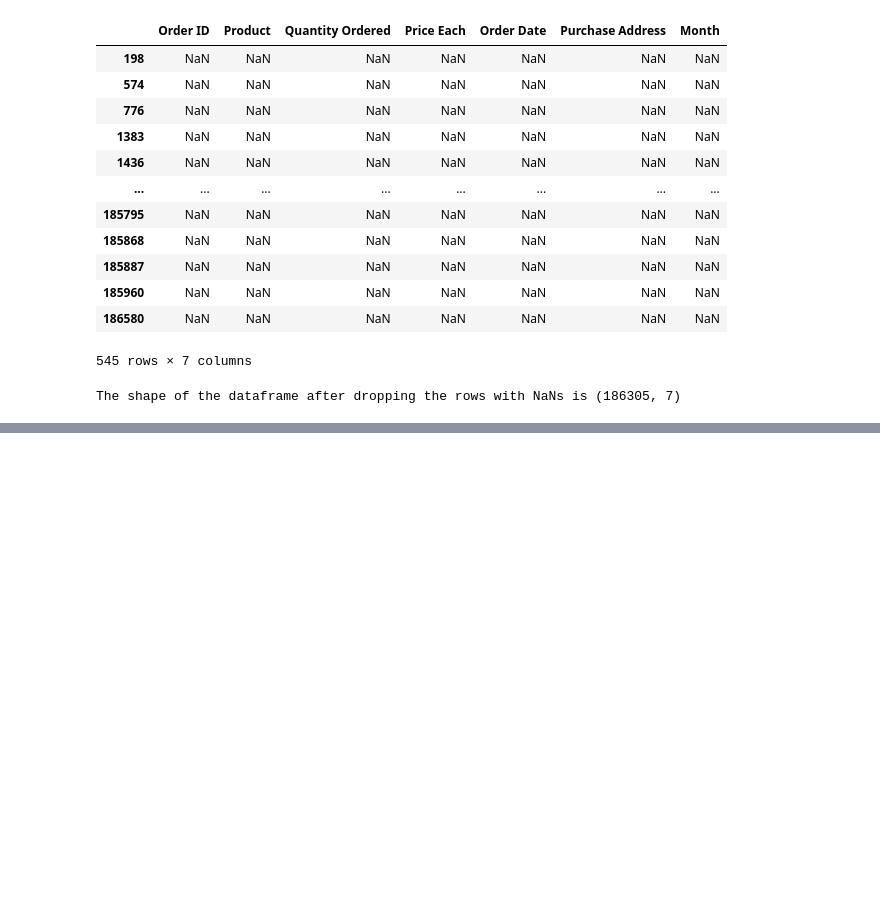
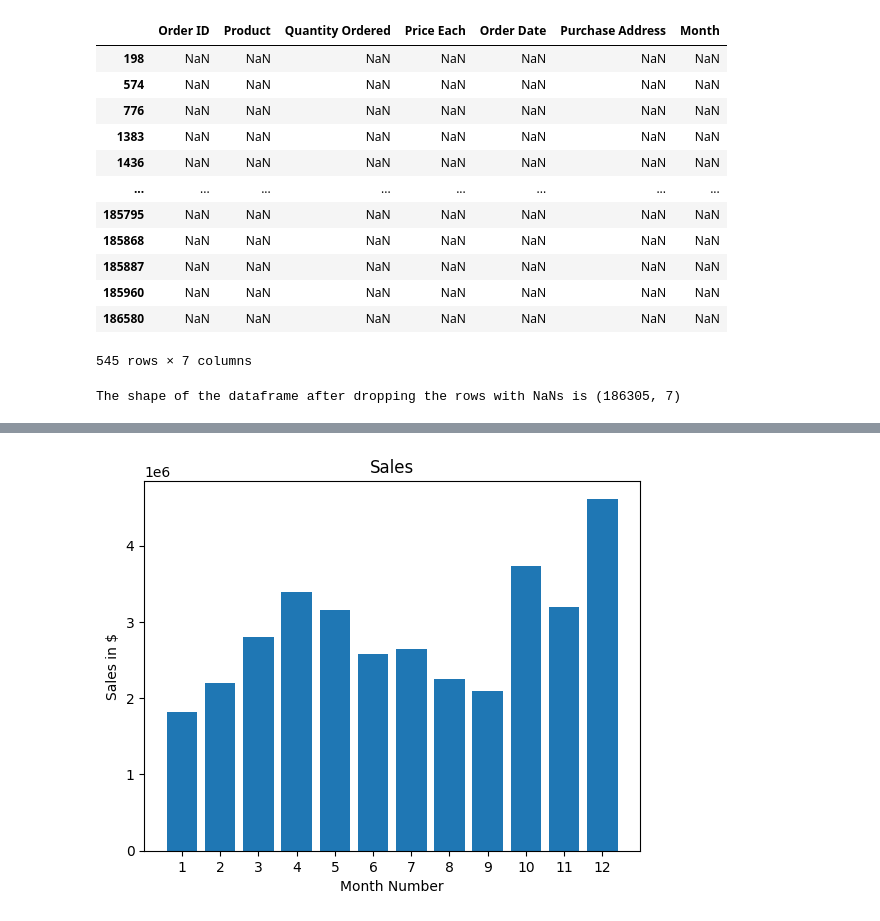
Before and after one commit to aman-singanamala/EDA-s, a Jupyter notebook: SALES-ANALYSIS/sales-analysis.ipynb, the cells around one changed output, grey strips where cells are left out. Cells and saved outputs as stored; diff of their text form; code cells hidden in the pictures; blank space fills up the shorter version.

```diff
--- a/SALES-ANALYSIS/sales-analysis.ipynb
+++ b/SALES-ANALYSIS/sales-analysis.ipynb
@@ -111,0 +102,6 @@ dtype: object
+# %%
+##df = df.astype({'Month':'int'})
+## There are some rows with value 'Or' Unselect them
+df= df[df['Order Date'].str[0:2]!='Or']
+print("The shape of the dataframe after unselecting 'Or' is {}".format(df.shape))
+df = df.astype({'Month':'int'})
@@ -111,0 +113,5 @@ dtype: object
+# %%
+df = df.astype({'Quantity Ordered':'int'})
+df = df.astype({'Price Each':'float'})
+df['Sales']= df['Quantity Ordered']* df['Price Each']
+df.head()
@@ -111,0 +125,3 @@ dtype: object
+# %%
+result=df.groupby('Month').sum()
+result
@@ -111,0 +143,10 @@ dtype: object
+# %%
+months= range(1,13)
+plt.bar(months,result['Sales'])
+plt.xticks(months)
+plt.xlabel("Month Number")
+plt.ylabel("Sales in $")
+plt.title("Sales")
+plt.show()
+# %% [output]
+[figure, added]
```
Also changed, not shown: parts of 12 cells of this notebook, 1 other file.
